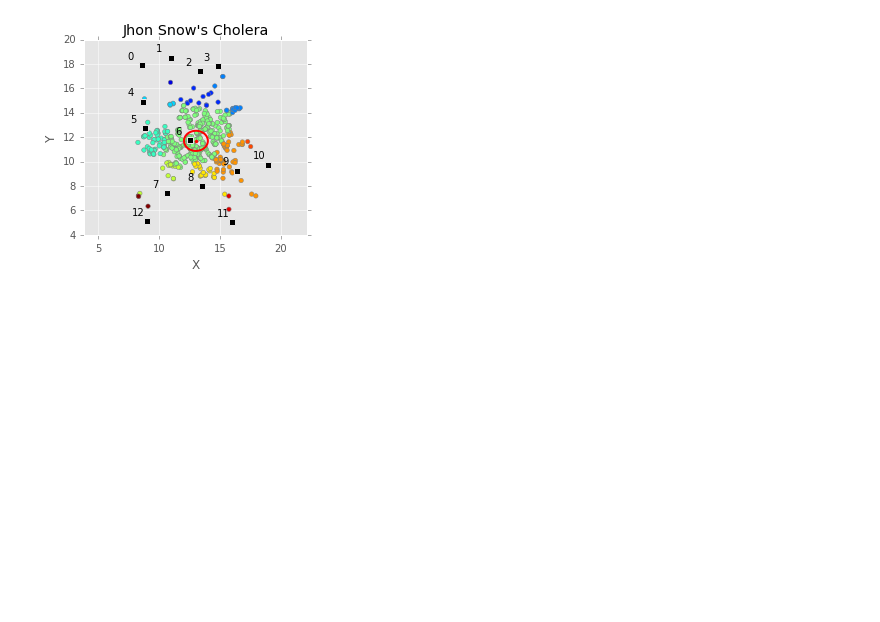
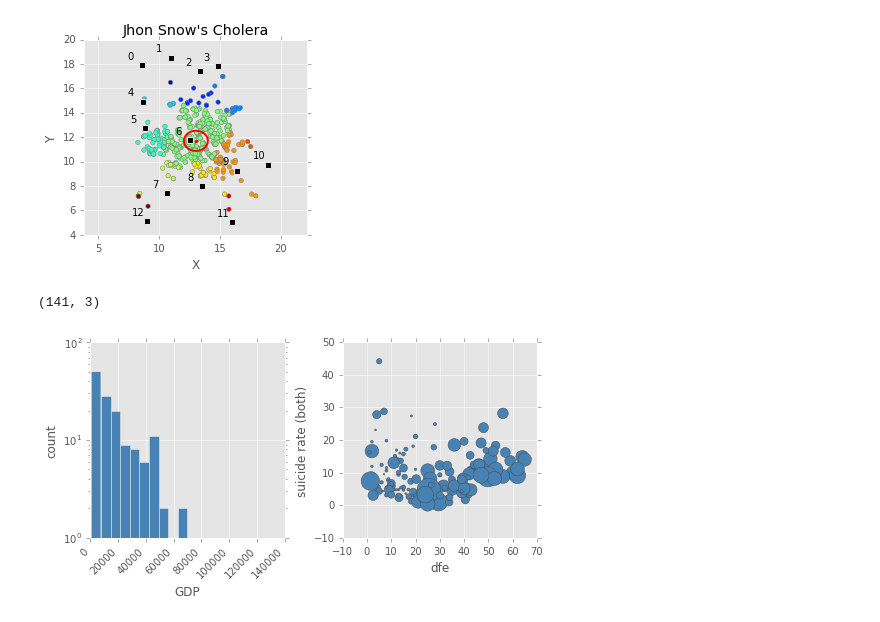
Before and after one commit to grehujt/SmallPythonProjects, a Jupyter notebook: jupyterNotebooks/clustering/clustering.ipynb, the cells around one changed output. Cells and saved outputs as stored; diff of their text form; code cells hidden in the pictures; blank space fills up the shorter version.

```diff
--- a/jupyterNotebooks/clustering/clustering.ipynb
+++ b/jupyterNotebooks/clustering/clustering.ipynb
@@ -80,3 +80,25 @@ for i in pumps.index:
     plt.annotate(s='%d'%i, xy=(pumps[['X', 'Y']].loc[i]), xytext=(-15, 6), textcoords='offset points', color='k')
 # %% [output]
 [figure]
+# %%
+#################
+d2 = pd.read_hdf('../LinearRegression/ch4data.h5').dropna()
+rates = d2[['dfe', 'gdp', 'both']].as_matrix().astype('float')
+print rates.shape
+# %% [output]
+(141, 3)
+# %%
+plt.figure(figsize=(8, 3.5))
+plt.subplot(121)
+_ = plt.hist(rates[:, 1], bins=20, color='steelblue')
+plt.xticks(rotation=45, ha='right')
+plt.yscale('log')
+plt.xlabel('GDP')
+plt.ylabel('count')
+plt.subplot(122)
+plt.scatter(rates[:, 0], rates[:, 2], s=141*4*rates[:, 1] / rates[:, 1].max(), edgecolor='0.3', color='steelblue')
+plt.xlabel('dfe')
+plt.ylabel('suicide rate (both)')
+plt.subplots_adjust(wspace=0.3)
+# %% [output]
+[figure, added]
```
Also changed, not shown: parts of 1 cell of this notebook.
